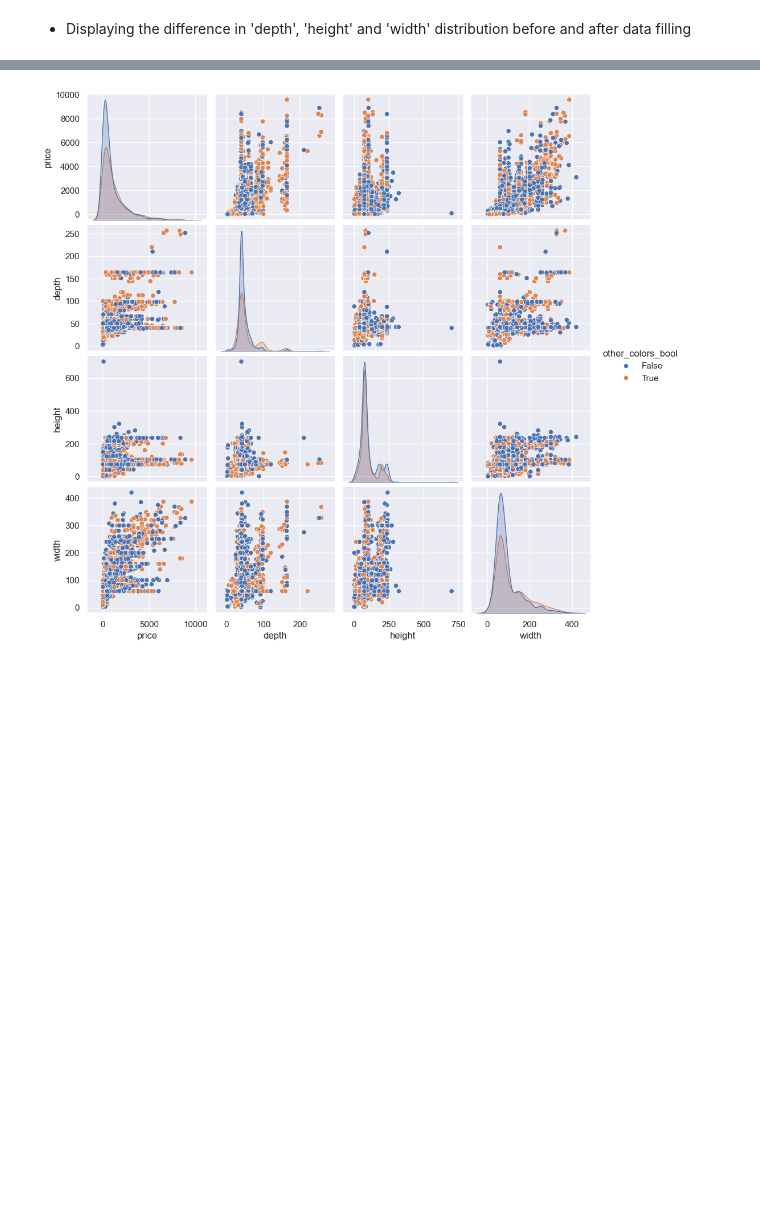
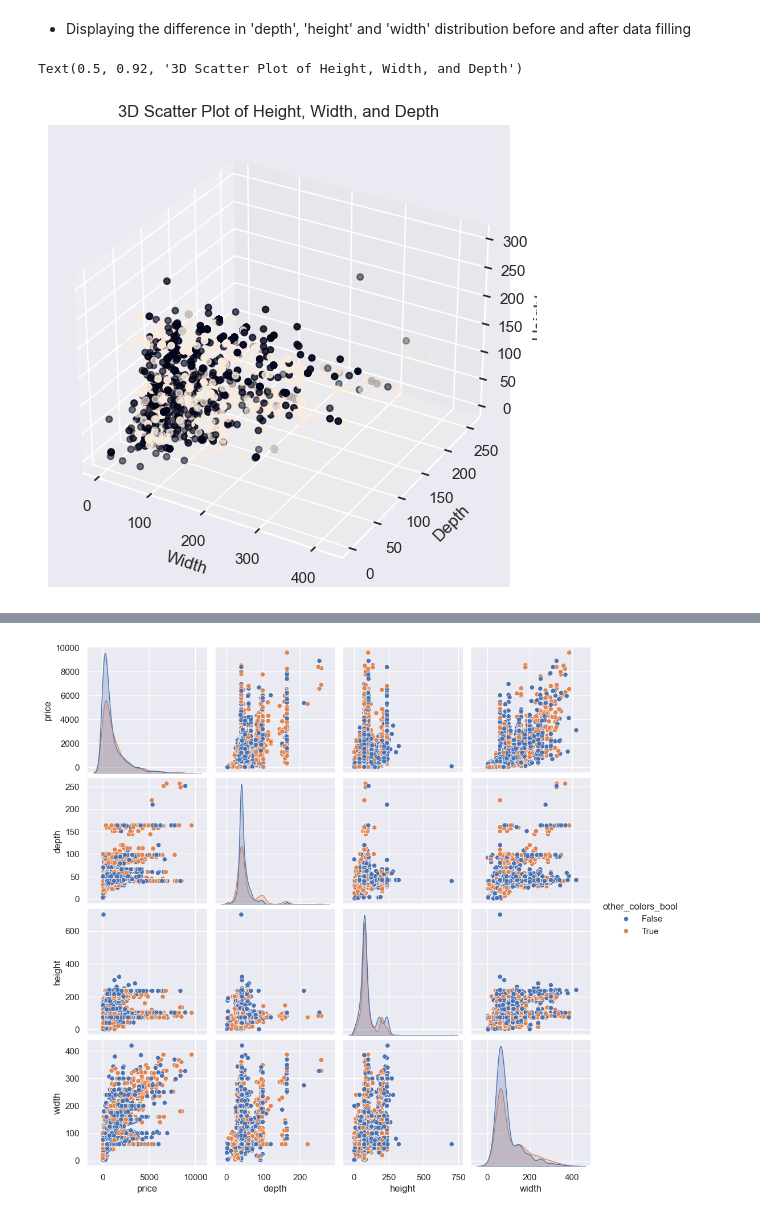
Before and after one commit to MarinaYurchenko/Python-Step-Project, a Jupyter notebook: Python Step project/Step.ipynb, the cells around one changed output, grey strips where cells are left out. Saved outputs shown, nothing was run; the diff lists cells and outputs as text; code cells hidden in the pictures; blank space fills up the shorter version.

```diff
--- a/Python Step project/Step.ipynb
+++ b/Python Step project/Step.ipynb
@@ -696,4 +734,16 @@ ikea_ds['item_id'].duplicated().sum()
 732
 # %% [markdown]
 * Displaying the difference in 'depth', 'height' and 'width' distribution before and after data filling
+# %%
+# Distribution of 'depth', 'height' and 'width' values BEFORE data filling.
+fig = plt.figure(figsize=(8, 6))
+ax = fig.add_subplot(111, projection='3d')
+ax.scatter(ikea_ds['width'], ikea_ds['depth'], ikea_ds['height'], c=ikea_ds['other_colors_bool'], marker='o')
+ax.set_xlabel('Width')
+ax.set_ylabel('Depth')
+ax.set_zlabel('Height')
+ax.set_title('3D Scatter Plot of Height, Width, and Depth')
+# %% [output]
+Text(0.5, 0.92, '3D Scatter Plot of Height, Width, and Depth')
+[figure, added]
 # %%
```
Also changed, not shown: parts of 49 cells of this notebook.
